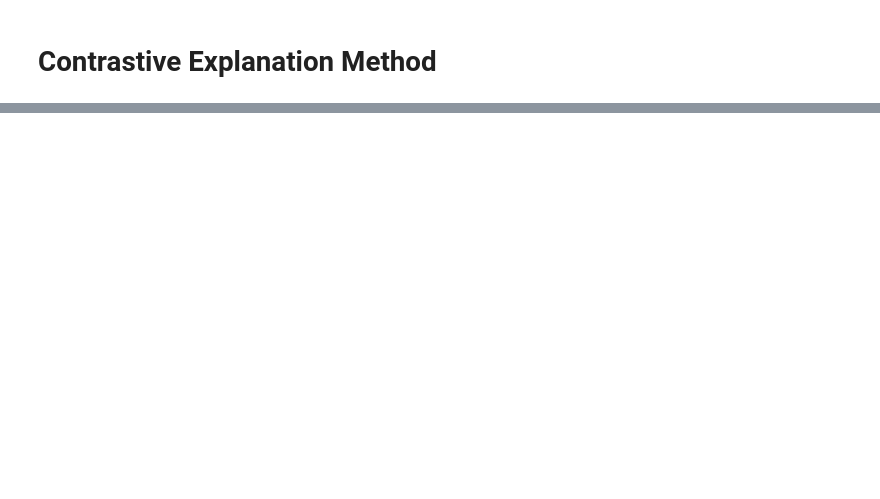
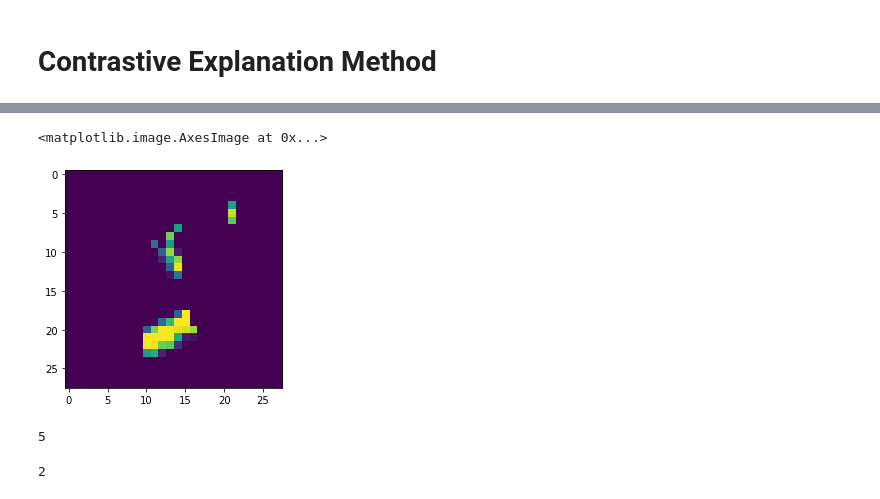
Before and after one commit to davidvos/contrastive-explanation-method, a Jupyter notebook: main-marcel.ipynb, the cells around one changed output, grey strips where cells are left out. Saved outputs shown, nothing was run; the diff lists cells and outputs as text; code cells hidden in the pictures; blank space fills up the shorter version.

```diff
--- a/main-marcel.ipynb
+++ b/main-marcel.ipynb
@@ -116,14 +157,22 @@ plt.imshow(CEM.delta_tracker[-1].view(28,28))
 # %%
-plt.imshow(CEM.delta_tracker[-1].view(28,28)-image.view(28,28))
+plt.imshow(image.view(28,28)-CEM.delta_tracker[-4].view(28,28))
+# %% [output]
+<matplotlib.image.AxesImage at 0x...>
+[figure, added]
 # %%
 # classification before
+cnn.float()
 before = np.argmax(cnn(image.squeeze(-1)).detach()).item()
 before
+# %% [output]
+5
 # %%
 cnn.double()
 # classification after
-after = np.argmax(cnn(CEM.delta_tracker[-1].view(1,28,28)).detach()).item()
+after = np.argmax(cnn(CEM.delta_tracker[-4].view(1,28,28)).detach()).item()
 after
+# %% [output]
+2
 # %%
 # classification after
 cnn.double()
```
Also changed, not shown: parts of 11 cells of this notebook, 11 other files.
